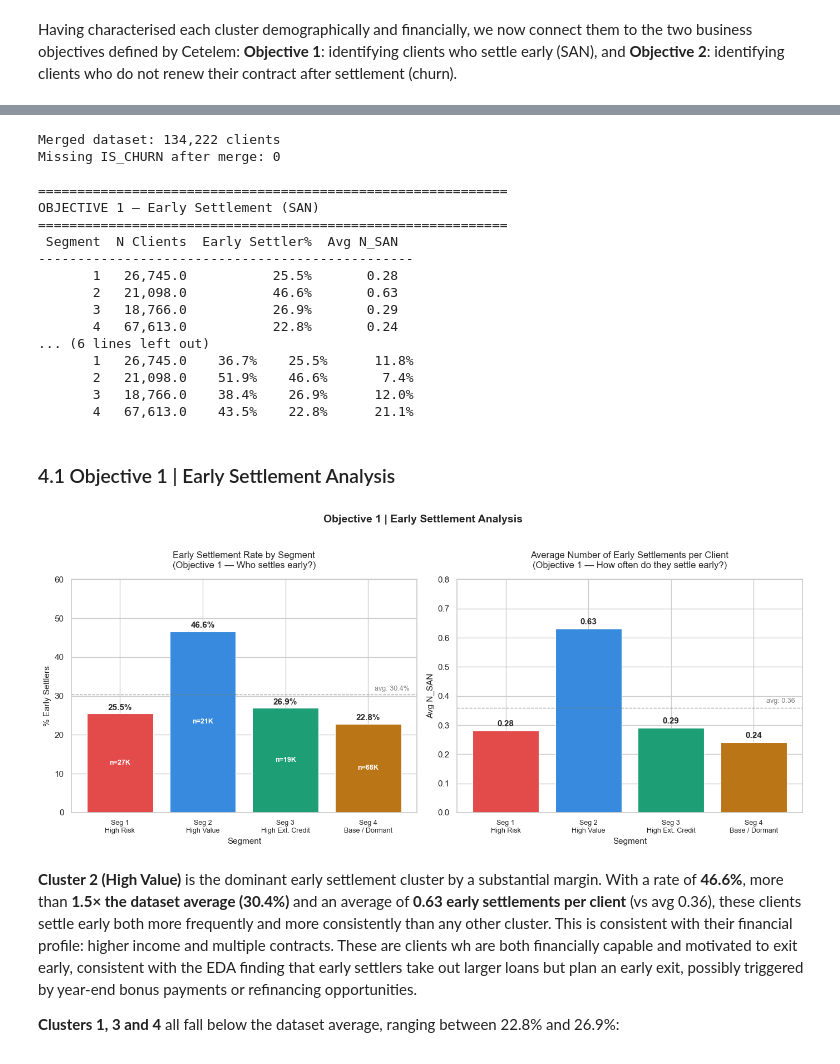
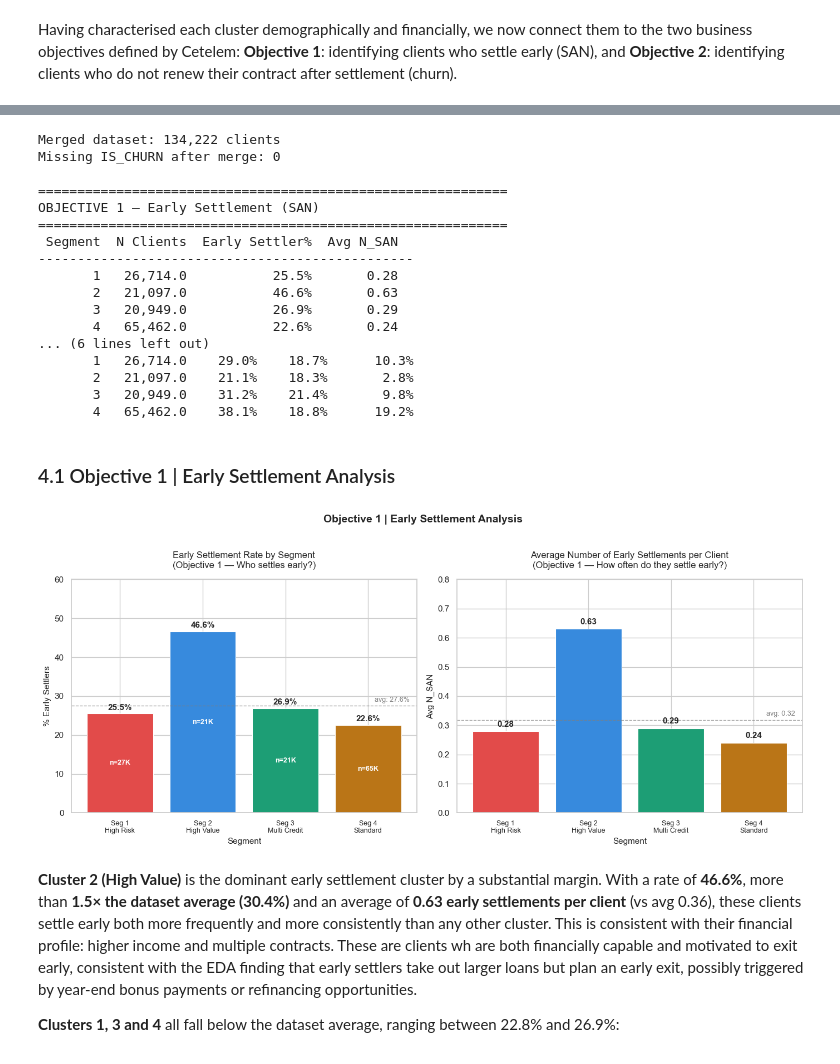
Before and after one commit to RuiSousaFerreiraIMS/Business_Case_BNP, a Jupyter notebook: notebooks/4d)Clusters.ipynb, the cells around one changed output, grey strips where cells are left out. Saved outputs shown, nothing was run; the diff lists cells and outputs as text; code cells hidden in the pictures.

```diff
--- a/notebooks/4d)Clusters.ipynb
+++ b/notebooks/4d)Clusters.ipynb
@@ -713,11 +722,17 @@ customer_with_targets = customer.merge(
     how='left'
 )
 
-# Create churn types
-customer_with_targets['CHURN_EARLY'] = customer_with_targets['IS_EARLY_SETTLER']
+# 1. Early Churn: Settled early AND actually left the bank
+customer_with_targets['CHURN_EARLY'] = (
+    (customer_with_targets['IS_EARLY_SETTLER'] == 1) &
+    (customer_with_targets['IS_CHURN'] == 1)
+).astype(int)
+
+# 2. Natural Churn: Did not settle early, reached the end (EVER_SOL), AND actually left the bank
 customer_with_targets['CHURN_NATURAL'] = (
+    (customer_with_targets['IS_EARLY_SETTLER'] == 0) &
     (customer_with_targets['EVER_SOL'] == 1) &
-    (customer_with_targets['IS_EARLY_SETTLER'] == 0)
+    (customer_with_targets['IS_CHURN'] == 1)
 ).astype(int)
 
 print(f"Merged dataset: {len(customer_with_targets):,} clients")
@@ -774,27 +789,30 @@ OBJECTIVE 1 — Early Settlement (SAN)
 ============================================================
  Segment  N Clients  Early Settler%  Avg N_SAN
 ------------------------------------------------
-       1   26,745.0           25.5%       0.28
-       2   21,098.0           46.6%       0.63
-       3   18,766.0           26.9%       0.29
-       4   67,613.0           22.8%       0.24
+       1   26,714.0           25.5%       0.28
+       2   21,097.0           46.6%       0.63
+       3   20,949.0           26.9%       0.29
+       4   65,462.0           22.6%       0.24
 ... (6 lines left out)
-       1   26,745.0    36.7%    25.5%      11.8%
-       2   21,098.0    51.9%    46.6%       7.4%
-       3   18,766.0    38.4%    26.9%      12.0%
-       4   67,613.0    43.5%    22.8%      21.1%
+       1   26,714.0    29.0%    18.7%      10.3%
+       2   21,097.0    21.1%    18.3%       2.8%
+       3   20,949.0    31.2%    21.4%       9.8%
+       4   65,462.0    38.1%    18.8%      19.2%
 # %% [markdown]
 ### 4.1 Objective 1 | Early Settlement Analysis
 # %%
 # ── Data ──────────────────────────────────────────────────────────────────────
 segments = ['Seg 1\nHigh Risk', 'Seg 2\nHigh Value',
-            'Seg 3\nHigh Ext. Credit', 'Seg 4\nBase / Dormant']
-early_pct = [25.5, 46.6, 26.9, 22.8]
+            'Seg 3\nMulti Credit', 'Seg 4\nStandard']
+early_pct = [25.5, 46.6, 26.9, 22.6]
 avg_nsan  = [0.28, 0.63, 0.29, 0.24]
-n_clients = [26745, 21098, 18766, 67613]
+n_clients = [26714, 21097, 20949, 65462]
 colors    = ['#E24B4A', '#378ADD', '#1D9E75', '#BA7517']
 
 fig, axes = plt.subplots(1, 2, figsize=(14, 6))
+
+weighted_avg_early = np.average(early_pct, weights=n_clients)
+weighted_avg_nsan = np.average(avg_nsan, weights=n_clients)
 
 # ── Chart 1 — Early Settler Rate ──────────────────────────────────────────────
 bars = axes[0].bar(segments, early_pct, color=colors,
@@ -813,41 +831,41 @@ axes[0].set_title('Early Settlement Rate by Segment\n(Objective 1 — Who settle
                   fontsize=12, pad=15)
 axes[0].set_ylabel('% Early Settlers', fontsize=11)
 axes[0].set_ylim(0, 60)
-axes[0].axhline(y=sum(early_pct)/len(early_pct), color='gray',
+axes[0].axhline(y=weighted_avg_early, color='gray',
                 linestyle='--', linewidth=1, alpha=0.7)
-axes[0].text(3.5, sum(early_pct)/len(early_pct) + 0.5,
-             f'avg: {sum(early_pct)/len(early_pct):.1f}%',
+axes[0].text(3.5, weighted_avg_early + 0.5,
+             f'avg: {weighted_avg_early:.1f}%',
              ha='right', va='bottom', fontsize=9, color='gray')
 axes[0].set_xlabel('Segment', fontsize=11)
 axes[0].tick_params(axis='x', labelsize=9)
 
 # ── Chart 2 — Avg N_SAN ───────────────────────────────────────────────────────
 bars2 = axes[1].bar(segments, avg_nsan, color=colors,
                     edgecolor='white', linewidth=0.8)
 
 for bar, val in zip(bars2, avg_nsan):
     axes[1].text(bar.get_x() + bar.get_width()/2, bar.get_height() + 0.01,
                 f'{val:.2f}', ha='center', va='bottom',
                 fontsize=11, fontweight='bold')
 
 axes[1].set_title('Average Number of Early Settlements per Client\n(Objective 1 — How often do they settle early?)',
                   fontsize=12, pad=15)
 axes[1].set_ylabel('Avg N_SAN', fontsize=11)
 axes[1].set_ylim(0, 0.80)
-axes[1].axhline(y=sum(avg_nsan)/len(avg_nsan), color='gray',
+axes[1].axhline(y=weighted_avg_nsan, color='gray',
                 linestyle='--', linewidth=1, alpha=0.7)
-axes[1].text(3.5, sum(avg_nsan)/len(avg_nsan) + 0.01,
-             f'avg: {sum(avg_nsan)/len(avg_nsan):.2f}',
+axes[1].text(3.5, weighted_avg_nsan + 0.01,
+             f'avg: {weighted_avg_nsan:.2f}',
              ha='right', va='bottom', fontsize=9, color='gray')
 axes[1].set_xlabel('Segment', fontsize=11)
 axes[1].tick_params(axis='x', labelsize=9)
 
 plt.suptitle('Objective 1 | Early Settlement Analysis',
              fontsize=14, fontweight='bold', y=1.02)
 plt.tight_layout()
 plt.show()
 # %% [output]
-[figure, old version]
+[figure, new version]
 # %% [markdown]
 **Cluster 2 (High Value)** is the dominant early settlement cluster by a substantial margin. With a rate of **46.6%**, more than **1.5× the dataset average (30.4%)** and an average of **0.63 early settlements per client** (vs avg 0.36), these clients settle early both more frequently and more consistently than any other cluster. This is consistent with their financial profile: higher income and multiple contracts. These are clients wh are both financially capable and motivated to
 exit early, consistent with the EDA finding that early settlers take out larger loans but plan an early exit, possibly triggered by year-end bonus payments or refinancing opportunities.
```
Also changed, not shown: parts of 21 cells of this notebook, 1 other file.
